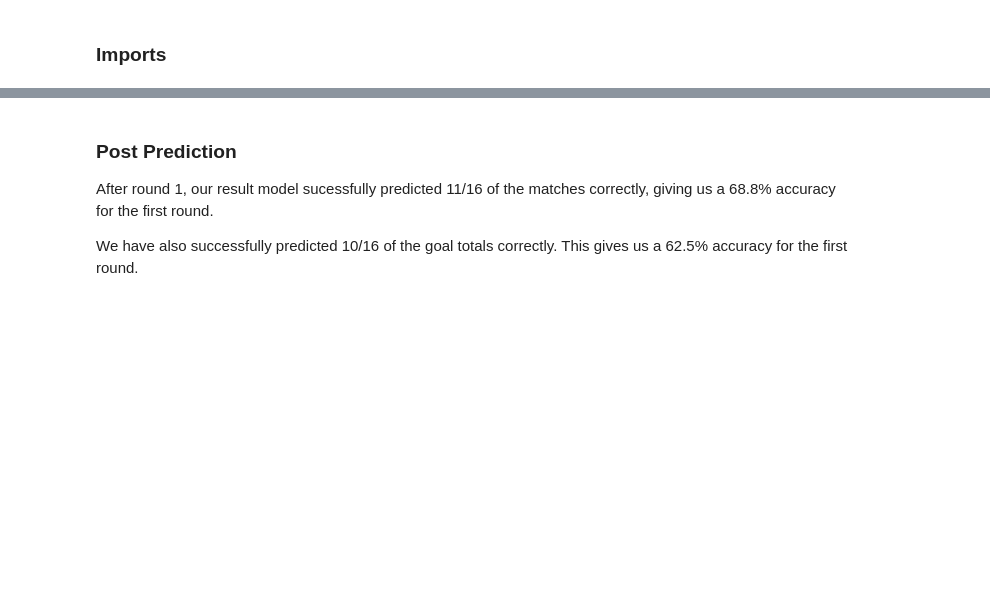
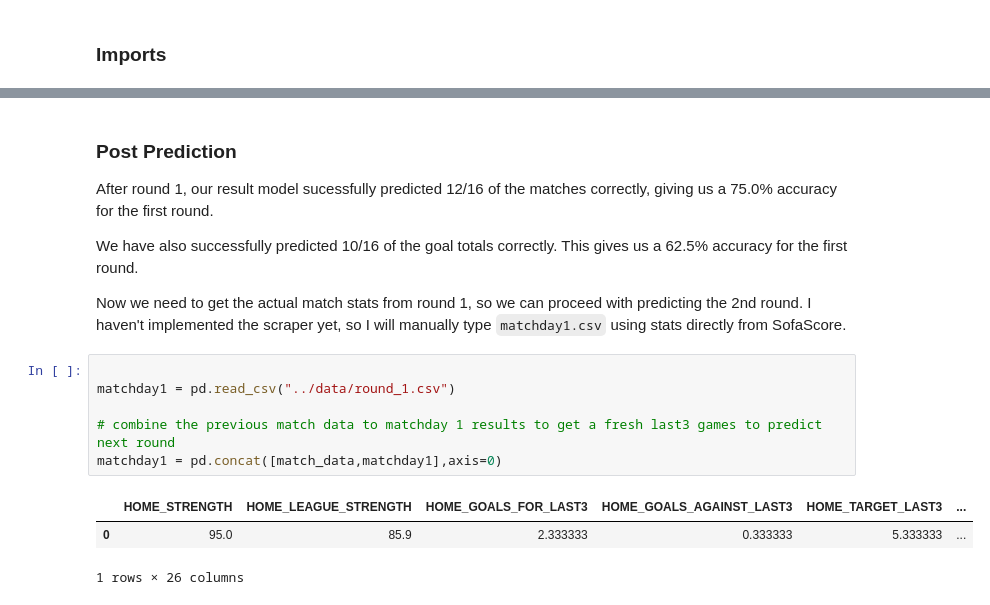
Before and after one commit to kushlalwani/CWCPredictions, a Jupyter notebook: notebooks/Tournament_Predictions.ipynb, the cells around one changed output, grey strips where cells are left out. Drawn from its saved outputs; the diff is of its cells as text; blank space fills up the shorter version.

```diff
--- a/notebooks/Tournament_Predictions.ipynb
+++ b/notebooks/Tournament_Predictions.ipynb
@@ -344,6 +339,18 @@ round1_preds
 # %% [markdown]
 ### Post Prediction
 
-After round 1, our result model sucessfully predicted 11/16 of the matches correctly, giving us a 68.8% accuracy for the first round.
+After round 1, our result model sucessfully predicted 12/16 of the matches correctly, giving us a 75.0% accuracy for the first round.
 
 We have also successfully predicted 10/16 of the goal totals correctly. This gives us a 62.5% accuracy for the first round.
+
+Now we need to get the actual match stats from round 1, so we can proceed with predicting the 2nd round. I haven't implemented the scraper yet, so I will manually type `matchday1.csv` using stats directly from SofaScore.
+# %%
+
+matchday1 = pd.read_csv("../data/round_1.csv")
+
+# combine the previous match data to matchday 1 results to get a fresh last3 games to predict next round
+matchday1 = pd.concat([match_data,matchday1],axis=0)
+# %% [output]
+|  | HOME_STRENGTH | HOME_LEAGUE_STRENGTH | HOME_GOALS_FOR_LAST3 | HOME_GOALS_AGAINST_LAST3 | HOME_TARGET_LAST3 | ... |
+| 0 | 95.0 | 85.9 | 2.333333 | 0.333333 | 5.333333 | ... |
+1 rows × 26 columns
```
Also changed, not shown: parts of 8 cells of this notebook, 4 other files.
